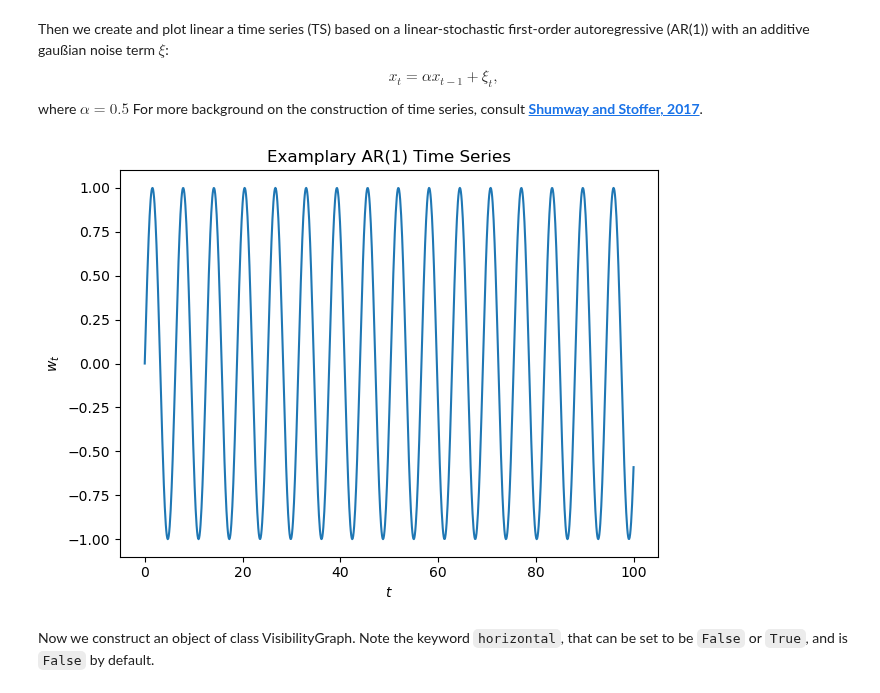
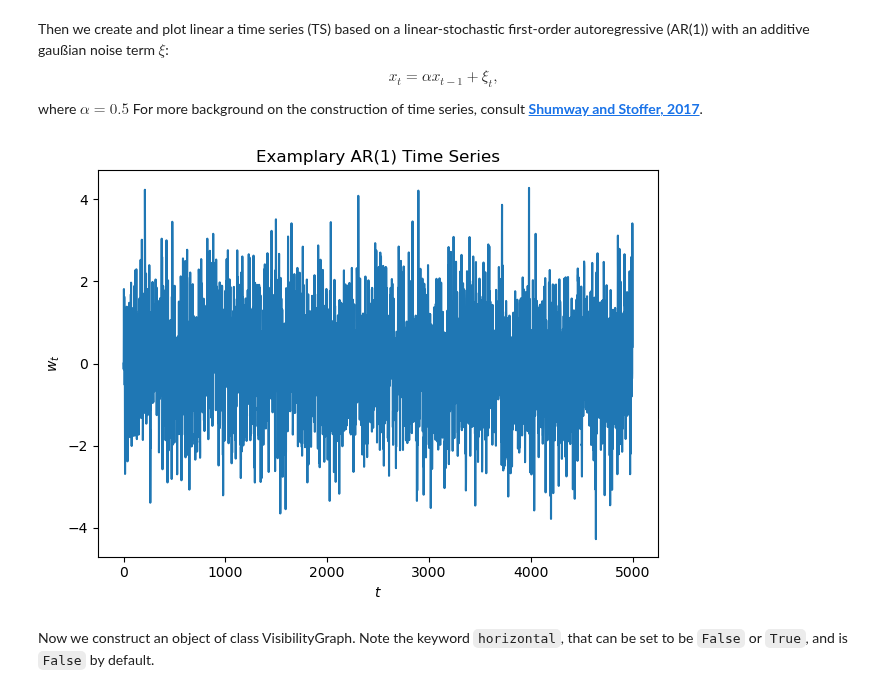
Before and after one commit to pik-copan/pyunicorn, a Jupyter notebook: notebooks/tutorial_VisibilityGraphs.ipynb, the cells around one changed output. Drawn from its saved outputs; the diff is of its cells as text; code cells hidden in the pictures.

```diff
--- a/notebooks/tutorial_VisibilityGraphs.ipynb
+++ b/notebooks/tutorial_VisibilityGraphs.ipynb
@@ -68,30 +68,27 @@ $$x_t = \alpha x_{t-1} + \xi_t \text{,}$$
 where $\alpha = 0.5$
 For more background on the construction of time series, consult __[Shumway and Stoffer, 2017](https://link.springer.com/book/10.1007/978-3-319-52452-8)__.
 # %%
-import math
 np.random.seed(42) # we set a seed to reproduce results later
 mu, sigma = 0, 1 # mean and standard deviation
-N = 100
+N = 5000
 xi = np.random.normal(mu, sigma, N) # gaussian noise time series
 a = 0.5
-w_t = []
-t = np.arange(0, N, 0.1) # construct time array
-for i in t:
-    w_t.append(math.sin(i))
-# for i in t[1:]:
-#     w_t.append(a*w_t[i-1]+xi[i])
+w_t = [0]
+t = np.arange(0, N, 1) # construct time array
+for i in t[1:]:
+    w_t.append(a*w_t[i-1]+xi[i])
 w_t = np.asarray(w_t)
 
 # plot the timeseries
 fig = plt.figure()
 ax = plt.plot(t, w_t)
 ax = plt.xlabel("$t$")
 ax = plt.ylabel("$w_t$")
 ax = plt.title("Examplary AR(1) Time Series")
 fig.tight_layout()
 plt.show()
 # %% [output]
-[figure, old version]
+[figure, new version]
 # %% [markdown]
 Now we construct an object of class VisibilityGraph. Note the keyword `horizontal`, that can be set to be `False` or `True`, and is `False` by default.
 # %%
```
Also changed, not shown: parts of 11 cells of this notebook.
